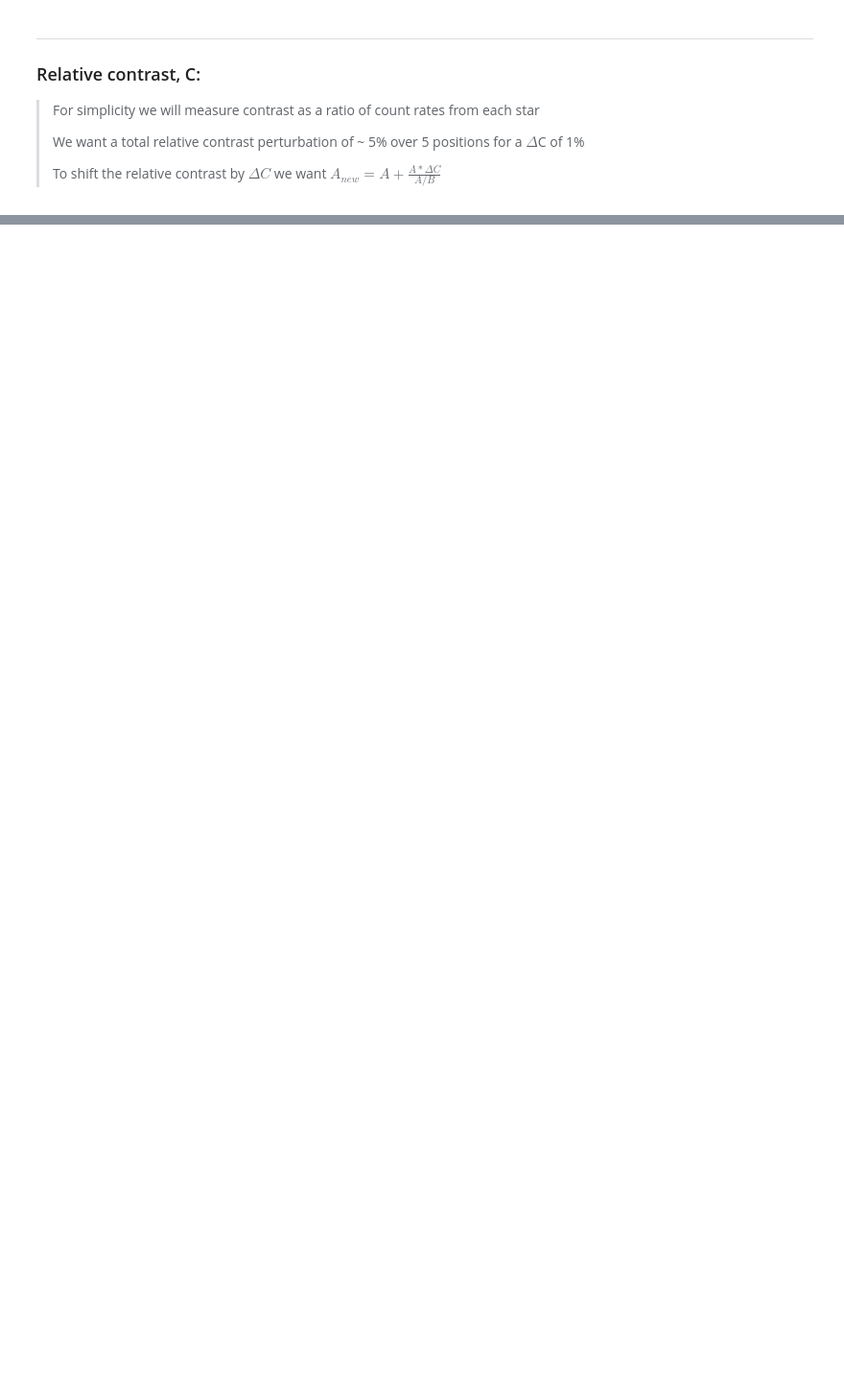
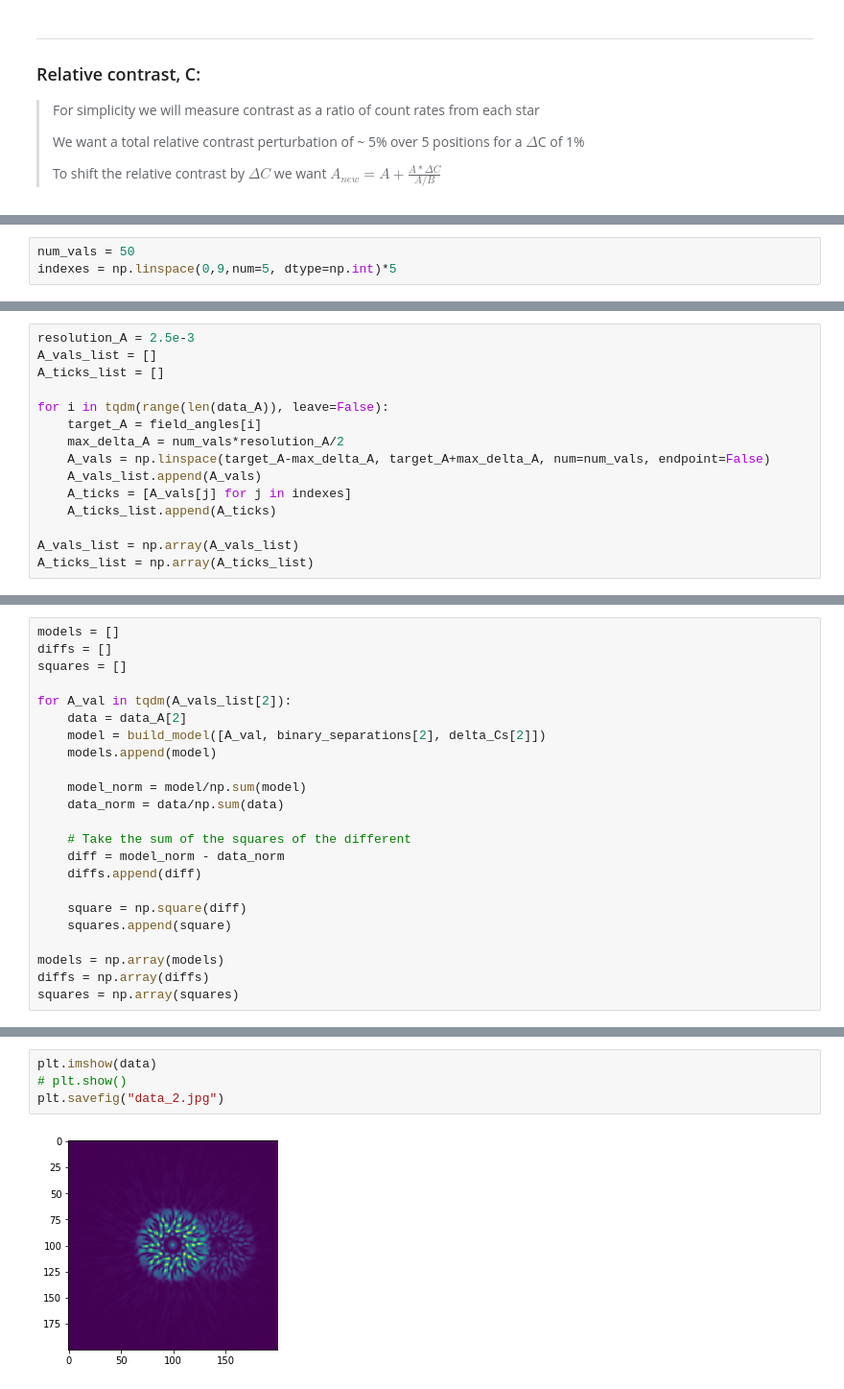
Before and after one commit to ptuthill/Toliman, a Jupyter notebook: Modelling/Faux_data_generation.ipynb, the cells around one changed output, grey strips where cells are left out. Shown at 96% size. Cells and saved outputs as stored; diff of their text form; blank space fills up the shorter version.

```diff
--- a/Modelling/Faux_data_generation.ipynb
+++ b/Modelling/Faux_data_generation.ipynb
@@ -238,0 +349,3 @@ plt.xlim(a,b)
+# %%
+num_vals = 50
+indexes = np.linspace(0,9,num=5, dtype=np.int)*5
@@ -238,0 +355,15 @@ plt.xlim(a,b)
+# %%
+resolution_A = 2.5e-3
+A_vals_list = []
+A_ticks_list = []
+
+for i in tqdm(range(len(data_A)), leave=False):
+    target_A = field_angles[i]
+    max_delta_A = num_vals*resolution_A/2
+    A_vals = np.linspace(target_A-max_delta_A, target_A+max_delta_A, num=num_vals, endpoint=False)
+    A_vals_list.append(A_vals)
+    A_ticks = [A_vals[j] for j in indexes]
+    A_ticks_list.append(A_ticks)
+
+A_vals_list = np.array(A_vals_list)
+A_ticks_list = np.array(A_ticks_list)
@@ -238,0 +372,23 @@ plt.xlim(a,b)
+# %%
+models = []
+diffs = []
+squares = []
+
+for A_val in tqdm(A_vals_list[2]):
+    data = data_A[2]
+    model = build_model([A_val, binary_separations[2], delta_Cs[2]])
+    models.append(model)
+
+    model_norm = model/np.sum(model)
+    data_norm = data/np.sum(data)
+
+    # Take the sum of the squares of the different
+    diff = model_norm - data_norm
+    diffs.append(diff)
+
+    square = np.square(diff)
+    squares.append(square)
+
+models = np.array(models)
+diffs = np.array(diffs)
+squares = np.array(squares)
@@ -238,0 +397,6 @@ plt.xlim(a,b)
+# %%
+plt.imshow(data)
+# plt.show()
+plt.savefig("data_2.jpg")
+# %% [output]
+[figure, added]
```
Also changed, not shown: parts of 65 cells of this notebook, 26 other files.
